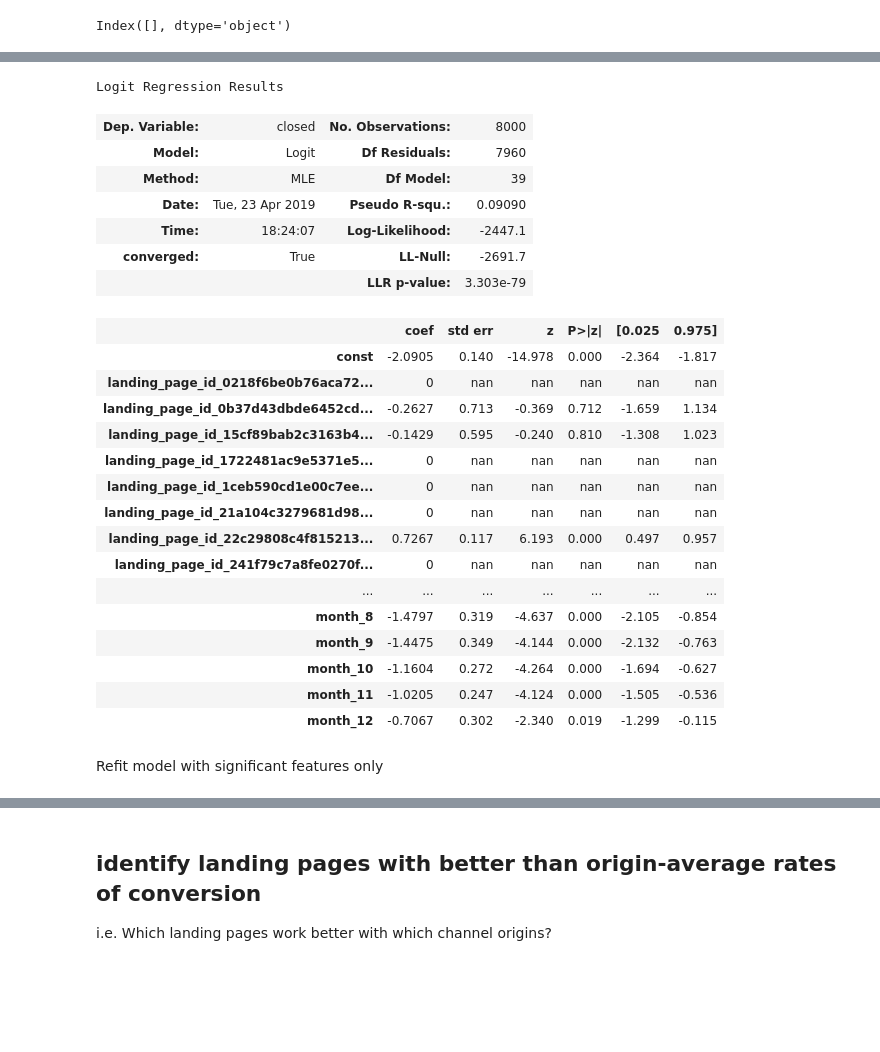
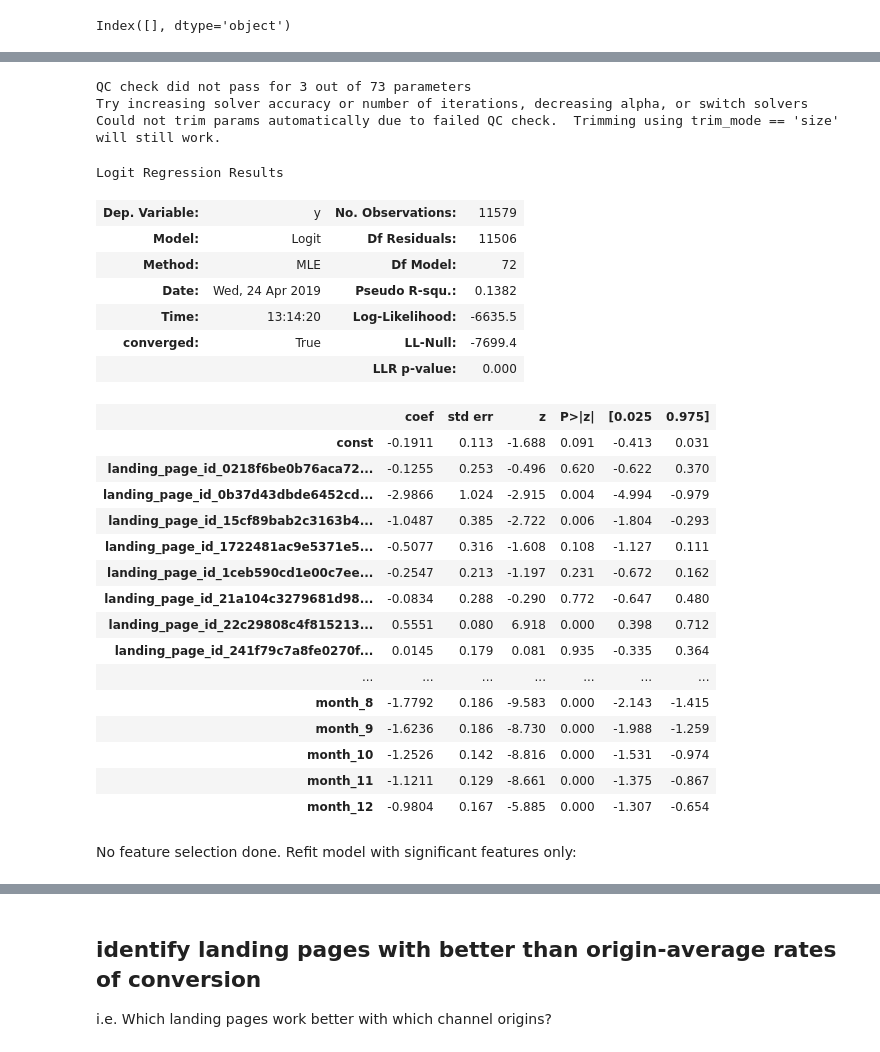
Before and after one commit to leeyenter/bt4211-project, a Jupyter notebook: Merchant Lead Conversion - HJ.ipynb, the cells around one changed output, grey strips where cells are left out. Saved outputs shown, nothing was run; the diff lists cells and outputs as text; code cells hidden in the pictures; blank space fills up the shorter version.

```diff
--- a/Merchant Lead Conversion - HJ.ipynb
+++ b/Merchant Lead Conversion - HJ.ipynb
@@ -118,3 +88,17 @@ leads.landing_page_id = leads.landing_page_id.where(leads.landing_page_id.isin(t
+# %%
+# engineered features
+leads['month'] = leads.first_contact_date.dt.month
+leads['dayofweek'] = leads.first_contact_date.dt.dayofweek # Monday=0, Sunday=6
+
+# merge with closed dataset to get merchants who converted
+leads = leads.merge(closed[["seller_id", "mql_id"]], how="left", on="mql_id")
+
+# engineer label and features
+top_landings_byvol = lead_landings.head(50).index # top 10% of landing pages
+leads['closed'] = np.where(leads.seller_id.isna(), 0, 1)
+leads = leads.drop(columns=['mql_id', 'first_contact_date', 'seller_id'])
+leads.landing_page_id = leads.landing_page_id.where(leads.landing_page_id.isin(top_landings_byvol),
+                                                    'others')
 # %%
 X = pd.get_dummies(leads.drop(columns=['closed']),
                    columns=['landing_page_id', 'origin', 'dayofweek', 'month'],
@@ -144,0 +135,8 @@ Index([], dtype='object')
+# %%
+n_upsampled = int((y==0).sum()/2) # 3579
+# %%
+X_ = X[y==1].sample(replace=True, n=n_upsampled, random_state=12345)
+y_ = pd.Series([1] * n_upsampled)
+
+X = X.append(X_, ignore_index=True)
+y = y.append(y_, ignore_index=True)
@@ -145,5 +145,5 @@ Index([], dtype='object')
 # %%
-model = sm.Logit(y, sm.tools.add_constant(X, prepend=True))
+model = sm.Logit(y.T, sm.tools.add_constant(X, prepend=True))
 # %%
 # grid search for best fit model using aic
 best_alpha = 0
@@ -160,31 +167,34 @@ best_aic, best_alpha
 # %%
-results = model.fit_regularized(disp=False, method='l1', alpha=2.2)
+results = model.fit_regularized(disp=False, method='l1', alpha=round(best_alpha, 1))
 results.summary()
 # %% [output]
-Logit Regression Results
+QC check did not pass for 3 out of 73 parameters
+Try increasing solver accuracy or number of iterations, decreasing alpha, or switch solvers
+Could not trim params automatically due to failed QC check.  Trimming using trim_mode == 'size' will still work.
+Logit Regression Results
-| Dep. Variable: | closed | No. Observations: | 8000 |
-| Model: | Logit | Df Residuals: | 7960 |
-| Method: | MLE | Df Model: | 39 |
-| Date: | Tue, 23 Apr 2019 | Pseudo R-squ.: | 0.09090 |
-| Time: | 18:24:07 | Log-Likelihood: | -2447.1 |
-| converged: | True | LL-Null: | -2691.7 |
-|  |  | LLR p-value: | 3.303e-79 |
+| Dep. Variable: | y | No. Observations: | 11579 |
+| Model: | Logit | Df Residuals: | 11506 |
+| Method: | MLE | Df Model: | 72 |
+| Date: | Wed, 24 Apr 2019 | Pseudo R-squ.: | 0.1382 |
+| Time: | 13:14:20 | Log-Likelihood: | -6635.5 |
+| converged: | True | LL-Null: | -7699.4 |
+|  |  | LLR p-value: | 0.000 |
 |  | coef | std err | z | P>|z| | [0.025 | 0.975] |
-| const | -2.0905 | 0.140 | -14.978 | 0.000 | -2.364 | -1.817 |
-| landing_page_id_0218f6be0b76aca72... | 0 | nan | nan | nan | nan | nan |
-| landing_page_id_0b37d43dbde6452cd... | -0.2627 | 0.713 | -0.369 | 0.712 | -1.659 | 1.134 |
-| landing_page_id_15cf89bab2c3163b4... | -0.1429 | 0.595 | -0.240 | 0.810 | -1.308 | 1.023 |
-| landing_page_id_1722481ac9e5371e5... | 0 | nan | nan | nan | nan | nan |
-| landing_page_id_1ceb590cd1e00c7ee... | 0 | nan | nan | nan | nan | nan |
-| landing_page_id_21a104c3279681d98... | 0 | nan | nan | nan | nan | nan |
-| landing_page_id_22c29808c4f815213... | 0.7267 | 0.117 | 6.193 | 0.000 | 0.497 | 0.957 |
-| landing_page_id_241f79c7a8fe0270f... | 0 | nan | nan | nan | nan | nan |
+| const | -0.1911 | 0.113 | -1.688 | 0.091 | -0.413 | 0.031 |
+| landing_page_id_0218f6be0b76aca72... | -0.1255 | 0.253 | -0.496 | 0.620 | -0.622 | 0.370 |
+| landing_page_id_0b37d43dbde6452cd... | -2.9866 | 1.024 | -2.915 | 0.004 | -4.994 | -0.979 |
+| landing_page_id_15cf89bab2c3163b4... | -1.0487 | 0.385 | -2.722 | 0.006 | -1.804 | -0.293 |
+| landing_page_id_1722481ac9e5371e5... | -0.5077 | 0.316 | -1.608 | 0.108 | -1.127 | 0.111 |
+| landing_page_id_1ceb590cd1e00c7ee... | -0.2547 | 0.213 | -1.197 | 0.231 | -0.672 | 0.162 |
+| landing_page_id_21a104c3279681d98... | -0.0834 | 0.288 | -0.290 | 0.772 | -0.647 | 0.480 |
+| landing_page_id_22c29808c4f815213... | 0.5551 | 0.080 | 6.918 | 0.000 | 0.398 | 0.712 |
+| landing_page_id_241f79c7a8fe0270f... | 0.0145 | 0.179 | 0.081 | 0.935 | -0.335 | 0.364 |
 | ... | ... | ... | ... | ... | ... | ... |
-| month_8 | -1.4797 | 0.319 | -4.637 | 0.000 | -2.105 | -0.854 |
-| month_9 | -1.4475 | 0.349 | -4.144 | 0.000 | -2.132 | -0.763 |
-| month_10 | -1.1604 | 0.272 | -4.264 | 0.000 | -1.694 | -0.627 |
-| month_11 | -1.0205 | 0.247 | -4.124 | 0.000 | -1.505 | -0.536 |
-| month_12 | -0.7067 | 0.302 | -2.340 | 0.019 | -1.299 | -0.115 |
+| month_8 | -1.7792 | 0.186 | -9.583 | 0.000 | -2.143 | -1.415 |
+| month_9 | -1.6236 | 0.186 | -8.730 | 0.000 | -1.988 | -1.259 |
+| month_10 | -1.2526 | 0.142 | -8.816 | 0.000 | -1.531 | -0.974 |
+| month_11 | -1.1211 | 0.129 | -8.661 | 0.000 | -1.375 | -0.867 |
+| month_12 | -0.9804 | 0.167 | -5.885 | 0.000 | -1.307 | -0.654 |
 # %% [markdown]
-Refit model with significant features only
+No feature selection done. Refit model with significant features only:
 # %%
```
Also changed, not shown: parts of 30 cells of this notebook.
